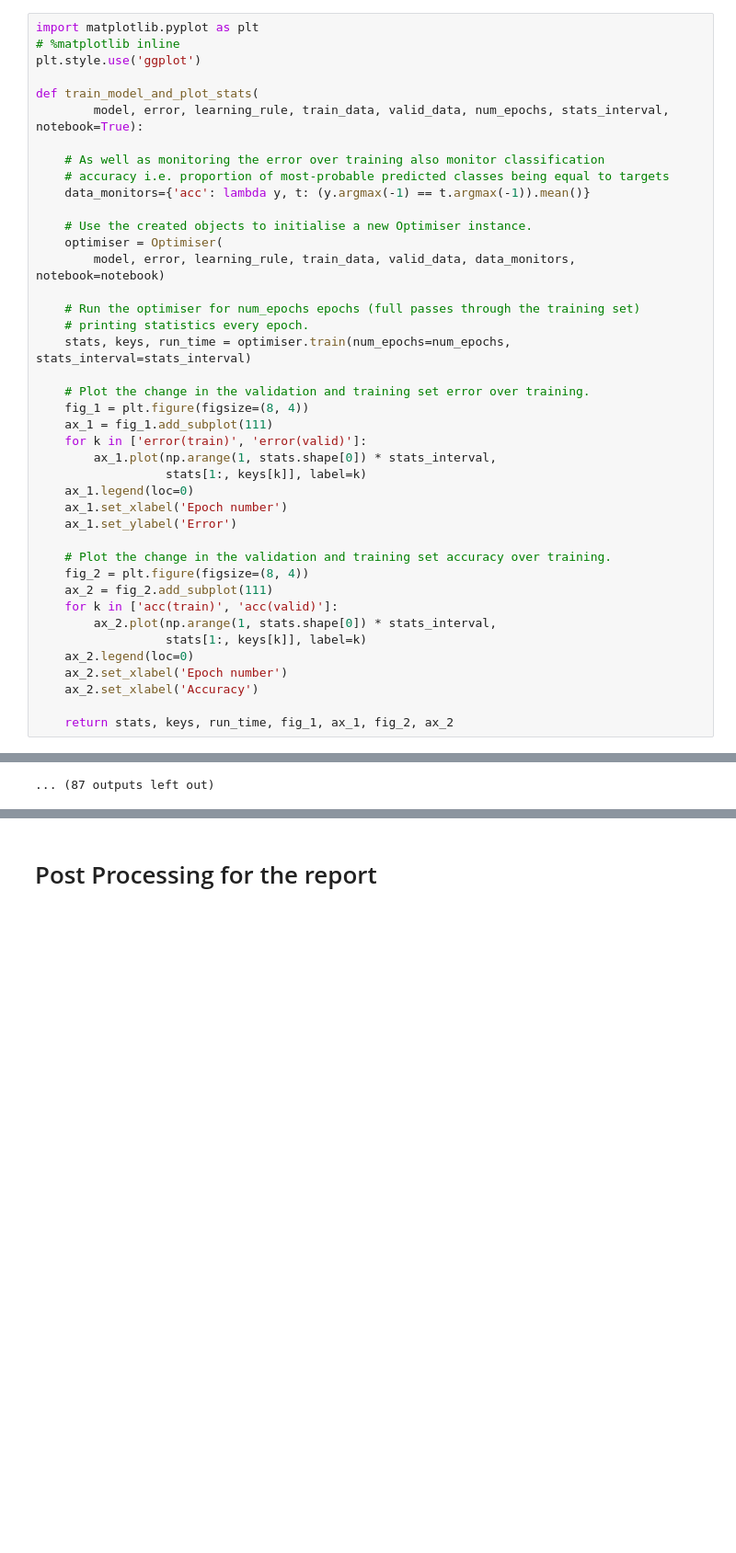
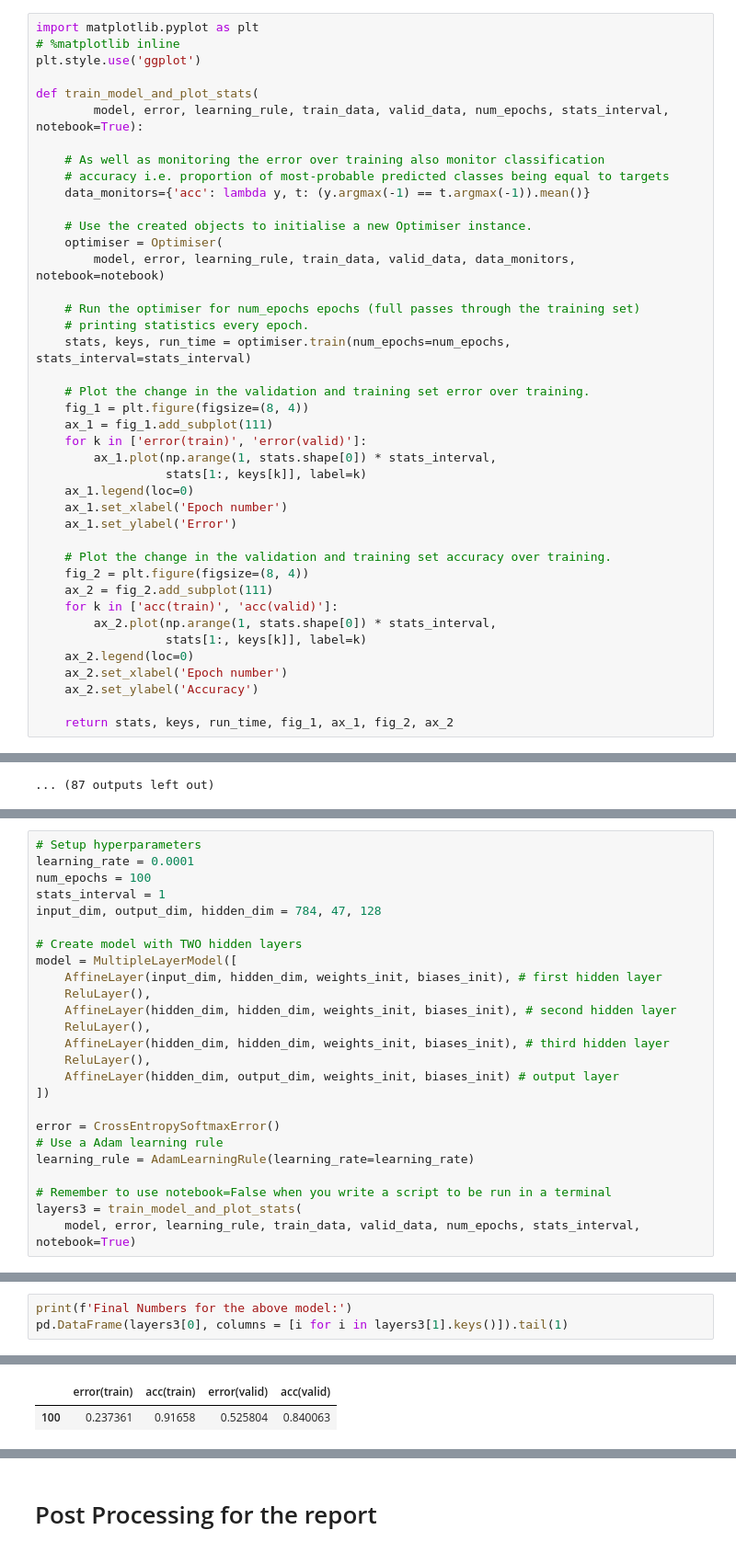
Before and after one commit to FlintyTub49/MLPractical-UoE, a Jupyter notebook: notebooks/Coursework_1.ipynb, the cells around one changed output, grey strips where cells are left out. Shown at 92% size. Cells and saved outputs as stored; diff of their text form; blank space fills up the shorter version.

```diff
--- a/notebooks/Coursework_1.ipynb
+++ b/notebooks/Coursework_1.ipynb
@@ -40,7 +40,7 @@ def train_model_and_plot_stats(
                   stats[1:, keys[k]], label=k)
     ax_2.legend(loc=0)
     ax_2.set_xlabel('Epoch number')
-    ax_2.set_xlabel('Accuracy')
+    ax_2.set_ylabel('Accuracy')
 
     return stats, keys, run_time, fig_1, ax_1, fig_2, ax_2
 # %%
@@ -353,0 +359,25 @@ Epoch 12: 4.9s to complete
+# %%
+# Setup hyperparameters
+learning_rate = 0.0001
+num_epochs = 100
+stats_interval = 1
+input_dim, output_dim, hidden_dim = 784, 47, 128
+
+# Create model with TWO hidden layers
+model = MultipleLayerModel([
+    AffineLayer(input_dim, hidden_dim, weights_init, biases_init), # first hidden layer
+    ReluLayer(),
+    AffineLayer(hidden_dim, hidden_dim, weights_init, biases_init), # second hidden layer
+    ReluLayer(),
+    AffineLayer(hidden_dim, hidden_dim, weights_init, biases_init), # third hidden layer
+    ReluLayer(),
+    AffineLayer(hidden_dim, output_dim, weights_init, biases_init) # output layer
+])
+
+error = CrossEntropySoftmaxError()
+# Use a Adam learning rule
+learning_rule = AdamLearningRule(learning_rate=learning_rate)
+
+# Remember to use notebook=False when you write a script to be run in a terminal
+layers3 = train_model_and_plot_stats(
+    model, error, learning_rule, train_data, valid_data, num_epochs, stats_interval, notebook=True)
@@ -353,0 +410,4 @@ Epoch 12: 4.9s to complete
+# %%
+print(f'Final Numbers for the above model:')
+pd.DataFrame(layers3[0], columns = [i for i in layers3[1].keys()]).tail(1)
+# %% [output]
@@ -353,0 +415,2 @@ Epoch 12: 4.9s to complete
+|  | error(train) | acc(train) | error(valid) | acc(valid) |
+| 100 | 0.237361 | 0.91658 | 0.525804 | 0.840063 |
```
Also changed, not shown: parts of 8 cells of this notebook, 2 other files.
